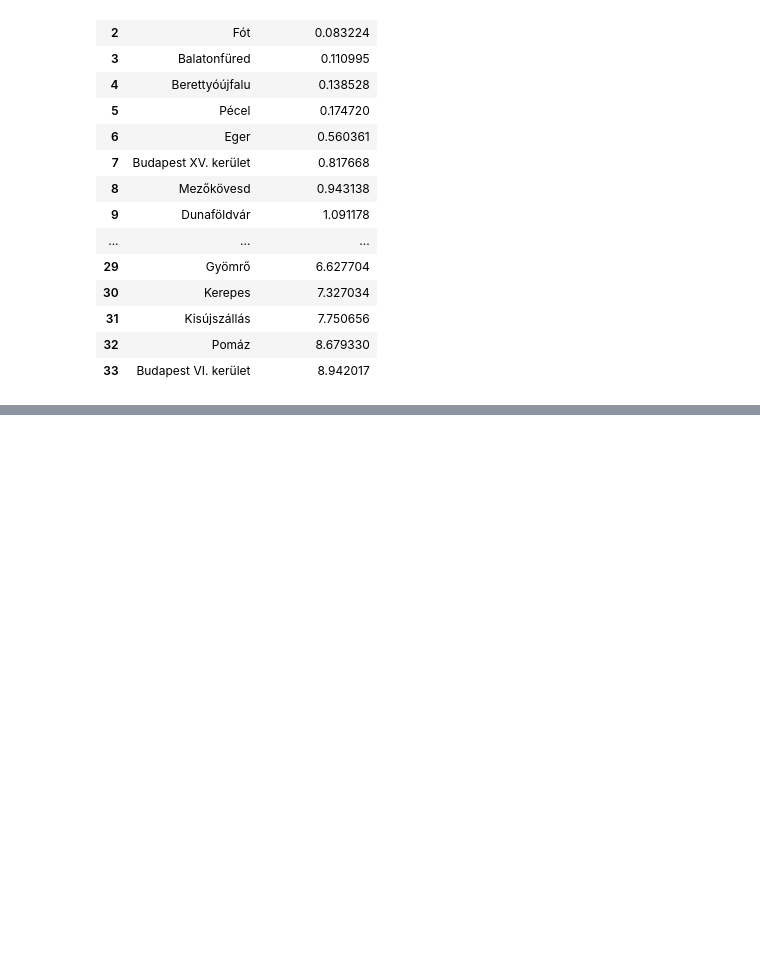
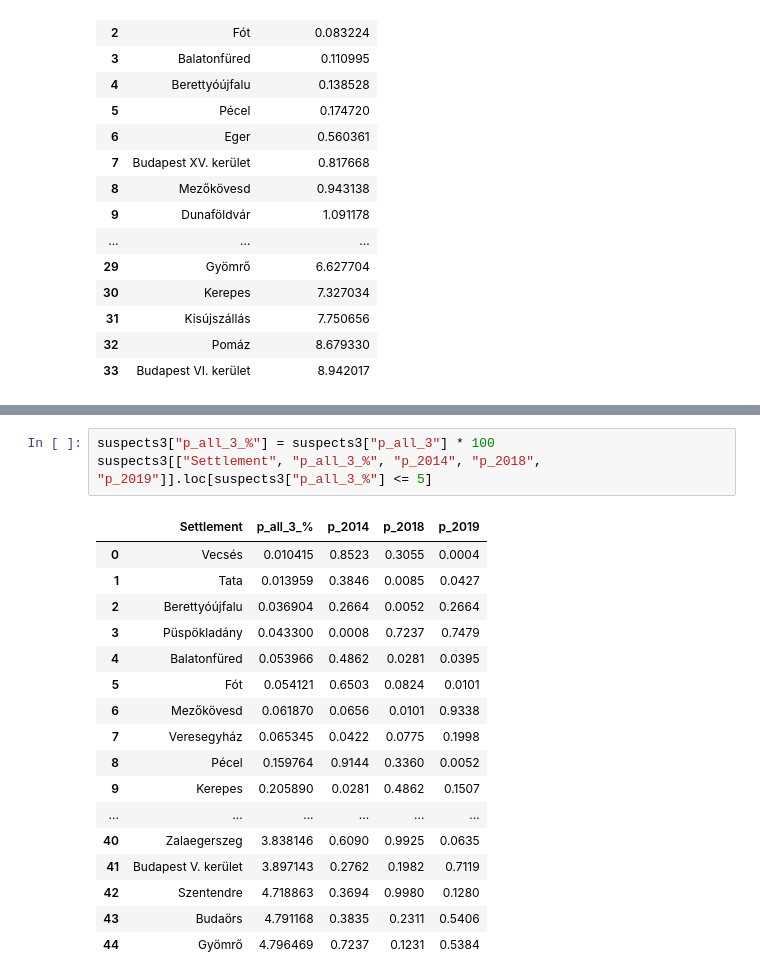
Before and after one commit to brezniczky/ep_elections_2019_hun, a Jupyter notebook: charm/report.ipynb, the cells around one changed output, grey strips where cells are left out. Drawn from its saved outputs; the diff is of its cells as text; blank space fills up the shorter version.

```diff
--- a/charm/report.ipynb
+++ b/charm/report.ipynb
@@ -88,0 +106,21 @@ suspects[["Settlement", "p_both_correct_%"]]
+# %%
+suspects3["p_all_3_%"] = suspects3["p_all_3"] * 100
+suspects3[["Settlement", "p_all_3_%", "p_2014", "p_2018", "p_2019"]].loc[suspects3["p_all_3_%"] <= 5]
+# %% [output]
+|  | Settlement | p_all_3_% | p_2014 | p_2018 | p_2019 |
+| 0 | Vecsés | 0.010415 | 0.8523 | 0.3055 | 0.0004 |
+| 1 | Tata | 0.013959 | 0.3846 | 0.0085 | 0.0427 |
+| 2 | Berettyóújfalu | 0.036904 | 0.2664 | 0.0052 | 0.2664 |
+| 3 | Püspökladány | 0.043300 | 0.0008 | 0.7237 | 0.7479 |
+| 4 | Balatonfüred | 0.053966 | 0.4862 | 0.0281 | 0.0395 |
+| 5 | Fót | 0.054121 | 0.6503 | 0.0824 | 0.0101 |
+| 6 | Mezőkövesd | 0.061870 | 0.0656 | 0.0101 | 0.9338 |
+| 7 | Veresegyház | 0.065345 | 0.0422 | 0.0775 | 0.1998 |
+| 8 | Pécel | 0.159764 | 0.9144 | 0.3360 | 0.0052 |
+| 9 | Kerepes | 0.205890 | 0.0281 | 0.4862 | 0.1507 |
+| ... | ... | ... | ... | ... | ... |
+| 40 | Zalaegerszeg | 3.838146 | 0.6090 | 0.9925 | 0.0635 |
+| 41 | Budapest V. kerület | 3.897143 | 0.2762 | 0.1982 | 0.7119 |
+| 42 | Szentendre | 4.718863 | 0.3694 | 0.9980 | 0.1280 |
+| 43 | Budaörs | 4.791168 | 0.3835 | 0.2311 | 0.5406 |
+| 44 | Gyömrő | 4.796469 | 0.7237 | 0.1231 | 0.5384 |
```
Also changed, not shown: parts of 19 cells of this notebook, 1 other file.
